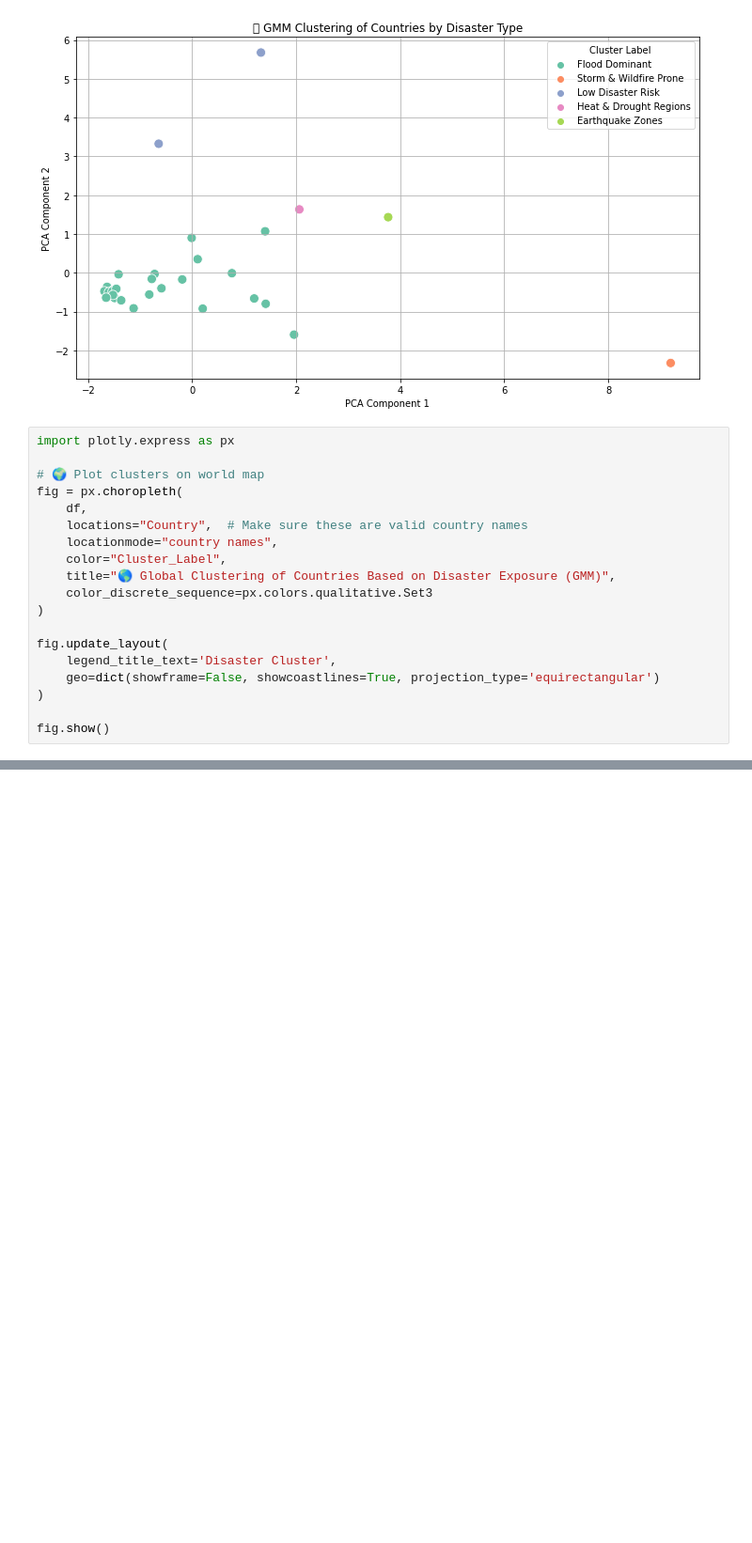
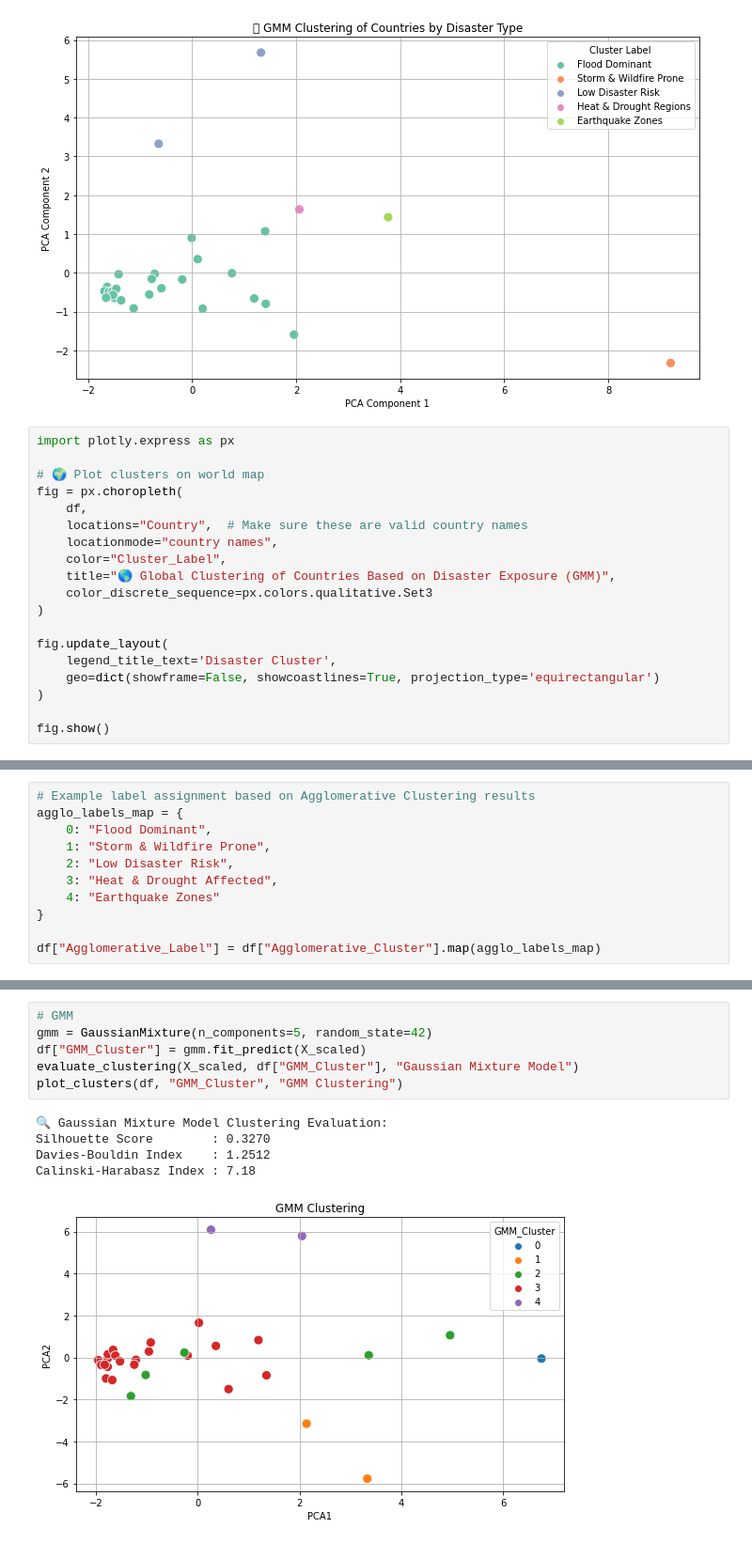
Before and after one commit to Nikhitha-N/Climate-Disaster-Prediction-System, a Jupyter notebook: Scripts/clustering.ipynb, the cells around one changed output, grey strips where cells are left out. Shown at 94% size. Saved outputs shown, nothing was run; the diff lists cells and outputs as text; blank space fills up the shorter version.

```diff
--- a/Scripts/clustering.ipynb
+++ b/Scripts/clustering.ipynb
@@ -473,0 +691,11 @@ fig.show()
+# %%
+# Example label assignment based on Agglomerative Clustering results
+agglo_labels_map = {
+    0: "Flood Dominant",
+    1: "Storm & Wildfire Prone",
+    2: "Low Disaster Risk",
+    3: "Heat & Drought Affected",
+    4: "Earthquake Zones"
+}
+
+df["Agglomerative_Label"] = df["Agglomerative_Cluster"].map(agglo_labels_map)
@@ -473,0 +716,12 @@ fig.show()
+# %%
+# GMM
+gmm = GaussianMixture(n_components=5, random_state=42)
+df["GMM_Cluster"] = gmm.fit_predict(X_scaled)
+evaluate_clustering(X_scaled, df["GMM_Cluster"], "Gaussian Mixture Model")
+plot_clusters(df, "GMM_Cluster", "GMM Clustering")
+# %% [output]
+🔍 Gaussian Mixture Model Clustering Evaluation:
+Silhouette Score        : 0.3270
+Davies-Bouldin Index    : 1.2512
+Calinski-Harabasz Index : 7.18
+[figure, added]
```
Also changed, not shown: parts of 23 cells of this notebook, 1 other file.
